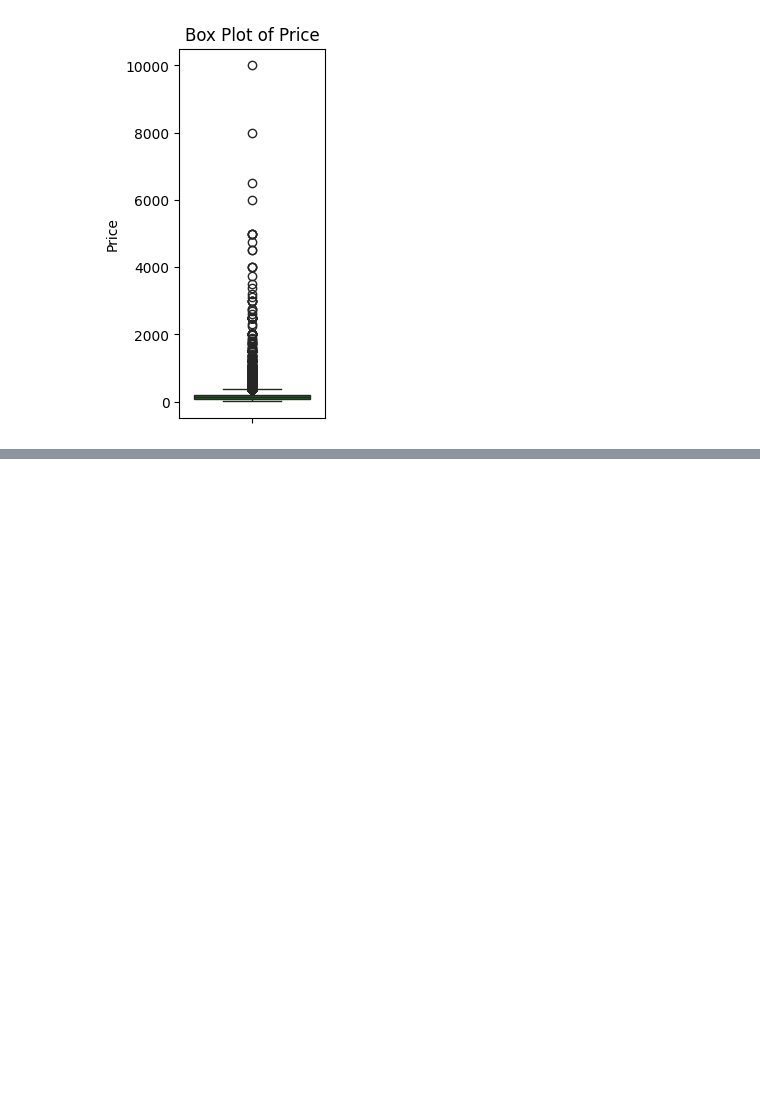
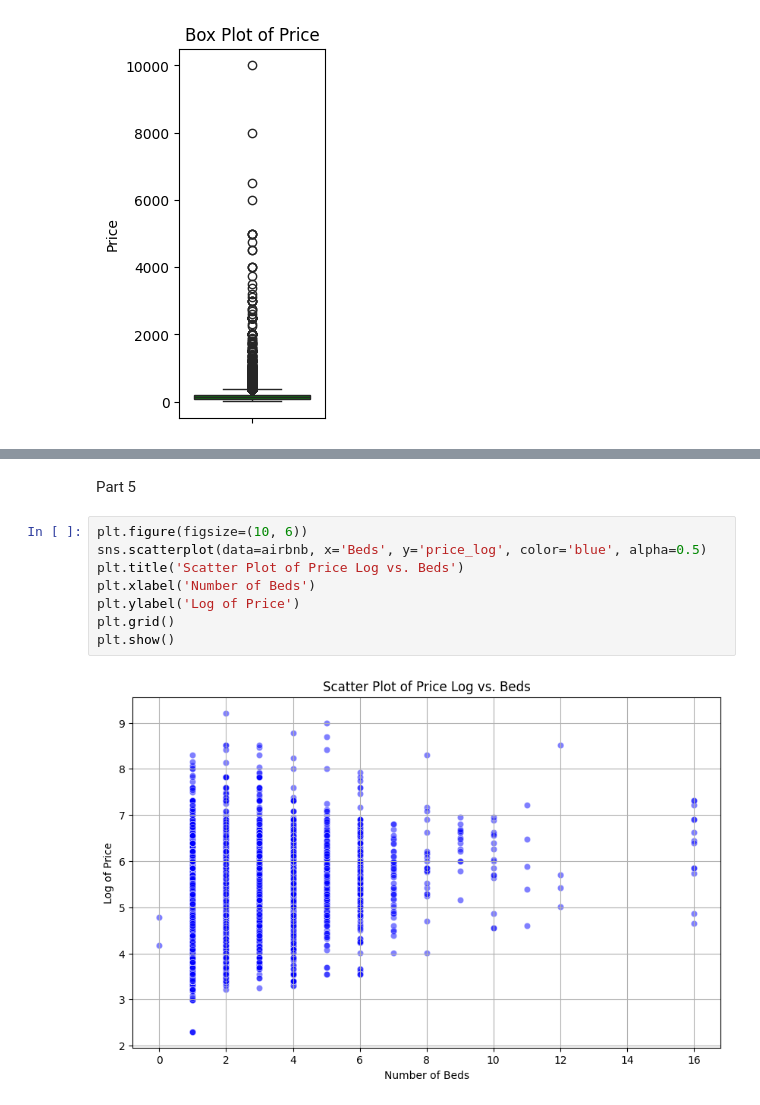
Before and after one commit to EllaThomasson/EDA, a Jupyter notebook: EDALab_EllaThomasson.ipynb, the cells around one changed output, grey strips where cells are left out. Drawn from its saved outputs; the diff is of its cells as text; blank space fills up the shorter version.

```diff
--- a/EDALab_EllaThomasson.ipynb
+++ b/EDALab_EllaThomasson.ipynb
@@ -96,0 +144,12 @@ Text(0.5, 1.0, 'Box Plot of Price')
+# %% [markdown]
+Part 5
+# %%
+plt.figure(figsize=(10, 6))
+sns.scatterplot(data=airbnb, x='Beds', y='price_log', color='blue', alpha=0.5)
+plt.title('Scatter Plot of Price Log vs. Beds')
+plt.xlabel('Number of Beds')
+plt.ylabel('Log of Price')
+plt.grid()
+plt.show()
+# %% [output]
+[figure, added]
```
Also changed, not shown: parts of 19 cells of this notebook.
